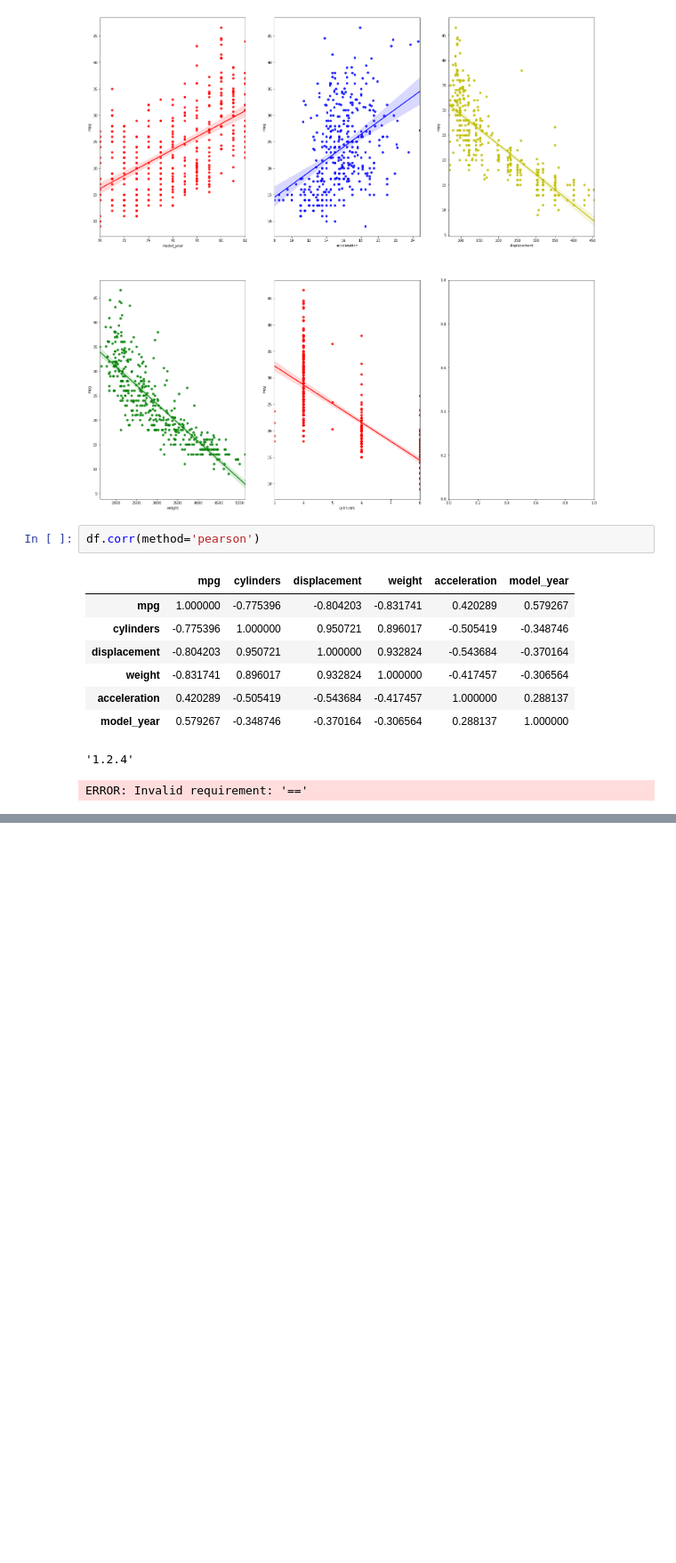
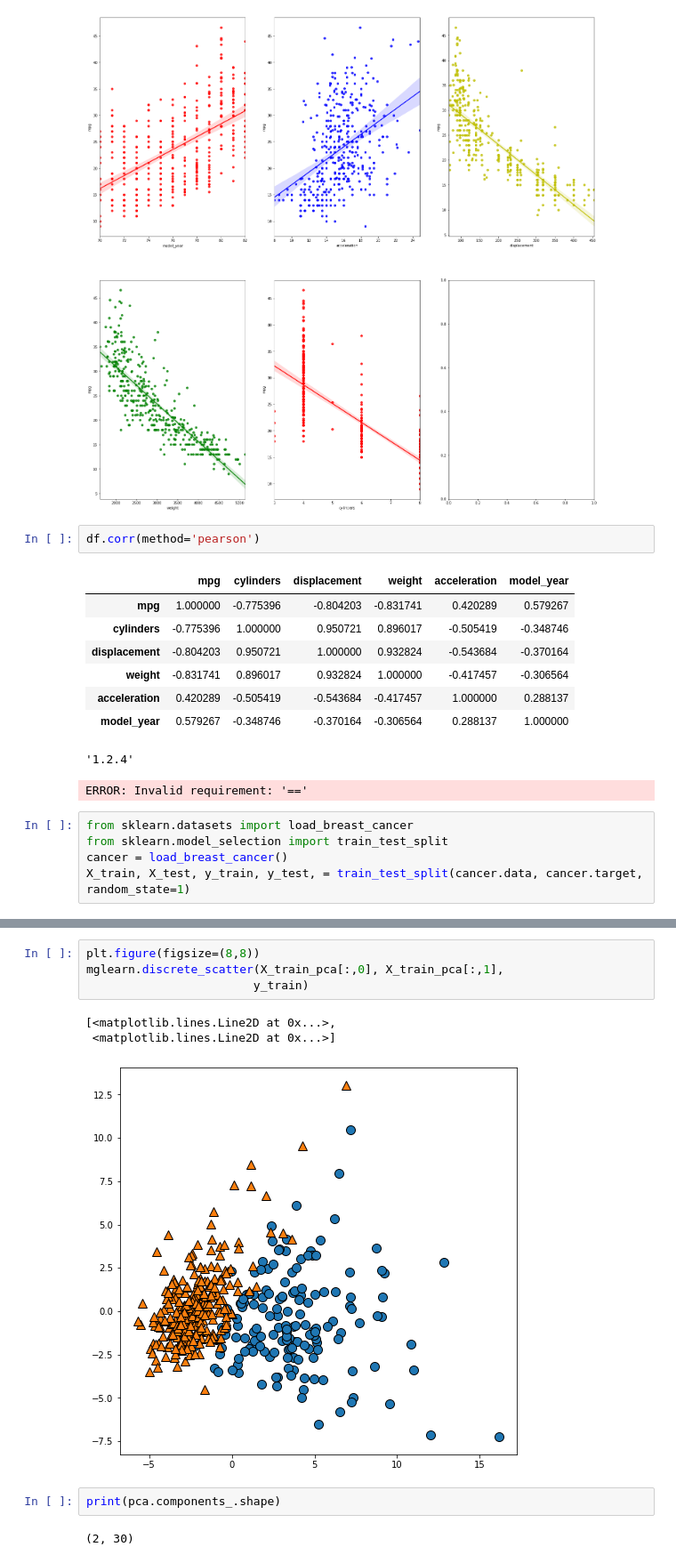
Before and after one commit to waldbear4/Python_2021, a Jupyter notebook: 20210623 Machine Learning Car Evaluation.ipynb, the cells around one changed output, grey strips where cells are left out. Shown at 89% size. Saved outputs shown, nothing was run; the diff lists cells and outputs as text; blank space fills up the shorter version.

```diff
--- a/20210623 Machine Learning Car Evaluation.ipynb
+++ b/20210623 Machine Learning Car Evaluation.ipynb
@@ -98,3 +98,8 @@ df.corr(method='pearson')
 # %%
 # %% [output]
 ERROR: Invalid requirement: '=='
+# %%
+from sklearn.datasets import load_breast_cancer
+from sklearn.model_selection import train_test_split
+cancer = load_breast_cancer()
+X_train, X_test, y_train, y_test, = train_test_split(cancer.data, cancer.target, random_state=1)
@@ -103,0 +201,12 @@ ERROR: Invalid requirement: '=='
+# %%
+plt.figure(figsize=(8,8))
+mglearn.discrete_scatter(X_train_pca[:,0], X_train_pca[:,1],
+                        y_train)
+# %% [output]
+[<matplotlib.lines.Line2D at 0x...>,
+ <matplotlib.lines.Line2D at 0x...>]
+[figure, added]
+# %%
+print(pca.components_.shape)
+# %% [output]
+(2, 30)
```
Also changed, not shown: parts of 20 cells of this notebook.
